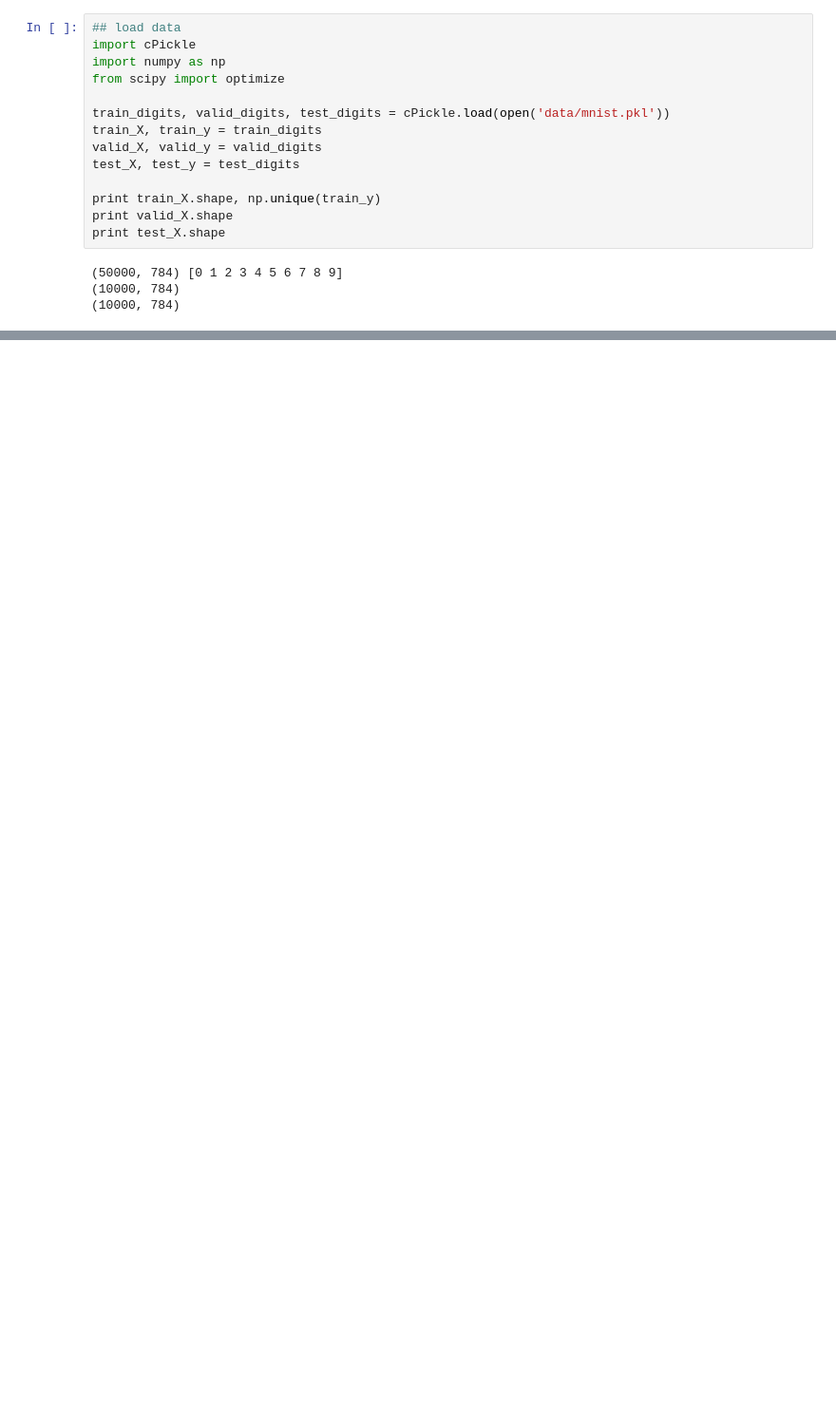
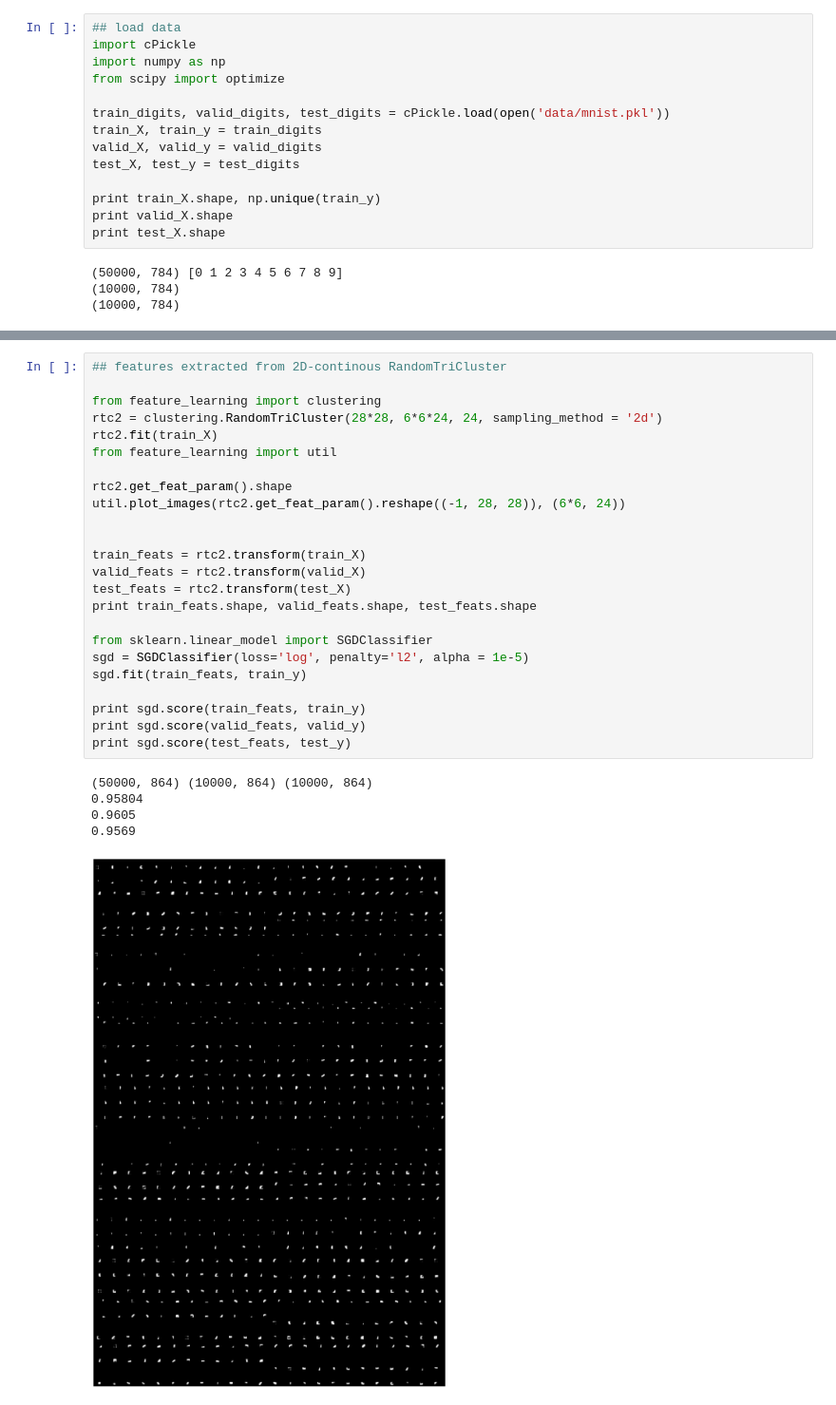
Before and after one commit to dolaameng/tutorials, a Jupyter notebook: ml-practice/test_feature_learning.ipynb, the cells around one changed output, grey strips where cells are left out. Shown at 95% size. Cells and saved outputs as stored; diff of their text form; blank space fills up the shorter version.

```diff
--- a/ml-practice/test_feature_learning.ipynb
+++ b/ml-practice/test_feature_learning.ipynb
@@ -80,0 +114,30 @@ optimal_theta = optimize.fmin_l_bfgs_b(f, np.zeros(nin*nout+nout, dtype='float64
+# %%
+## features extracted from 2D-continous RandomTriCluster
+
+from feature_learning import clustering
+rtc2 = clustering.RandomTriCluster(28*28, 6*6*24, 24, sampling_method = '2d')
+rtc2.fit(train_X)
+from feature_learning import util
+
+rtc2.get_feat_param().shape
+util.plot_images(rtc2.get_feat_param().reshape((-1, 28, 28)), (6*6, 24))
+
+
+train_feats = rtc2.transform(train_X)
+valid_feats = rtc2.transform(valid_X)
+test_feats = rtc2.transform(test_X)
+print train_feats.shape, valid_feats.shape, test_feats.shape
+
+from sklearn.linear_model import SGDClassifier
+sgd = SGDClassifier(loss='log', penalty='l2', alpha = 1e-5)
+sgd.fit(train_feats, train_y)
+
+print sgd.score(train_feats, train_y)
+print sgd.score(valid_feats, valid_y)
+print sgd.score(test_feats, test_y)
+# %% [output]
+(50000, 864) (10000, 864) (10000, 864)
+0.95804
+0.9605
+0.9569
+[figure, added]
```
Also changed, not shown: parts of 13 cells of this notebook, 2 other files.
